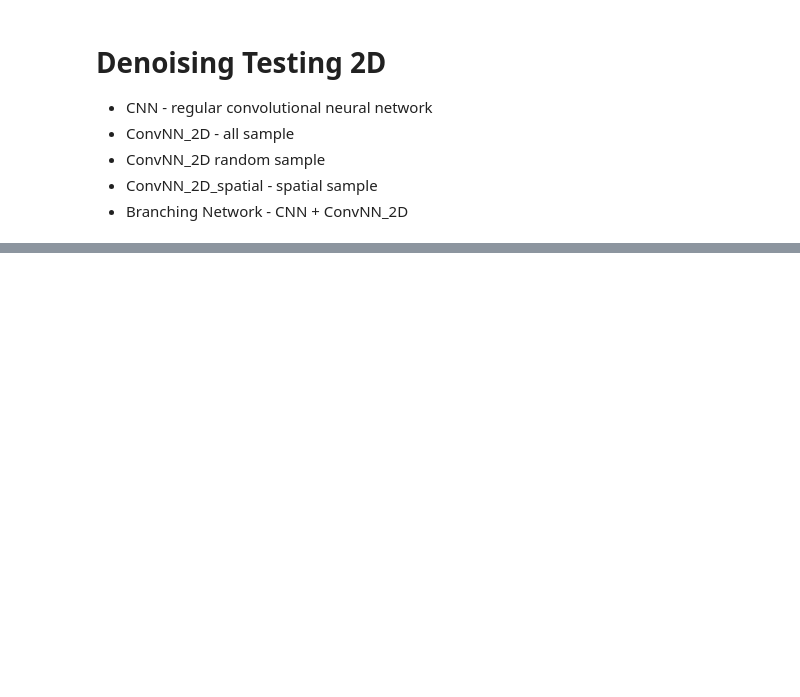
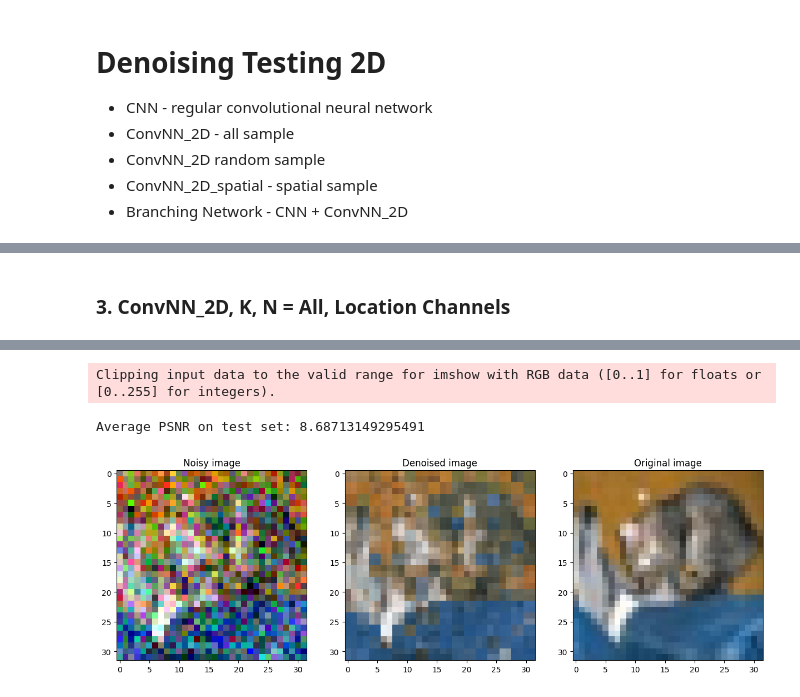
Before and after one commit to mingikang31/Convolutional-Nearest-Neighbor, a Jupyter notebook: Testing/W4_Denoising.ipynb, the cells around one changed output, grey strips where cells are left out. Saved outputs shown, nothing was run; the diff lists cells and outputs as text; code cells hidden in the pictures; blank space fills up the shorter version.

```diff
--- a/Testing/W4_Denoising.ipynb
+++ b/Testing/W4_Denoising.ipynb
@@ -114,0 +112,16 @@ class BranchingNetwork(nn.Module):
+# %% [markdown]
+### 3. ConvNN_2D, K, N = All, Location Channels
+# %%
+# ConvNN 2D,  K,  N = All, Location Channels
+denoising_convNN_2d_k_all_location = DenoisingConvNN_2D_K_All_Location()
+
+criterion = nn.MSELoss()
+optimizer = optim.Adam(denoising_convNN_2d_k_all_location.parameters(), lr=0.001)
+num_epochs = 10
+train_denoising_model(denoising_convNN_2d_k_all_location, cifar10.train_loader, criterion, optimizer, num_epochs)
+evaluate_denoising_accuracy(denoising_convNN_2d_k_all_location, cifar10.test_loader, criterion)
+evaluate_accuracy_psnr(denoising_convNN_2d_k_all_location, cifar10.test_loader, criterion)
+
+# Print out output of trained model
+test_denoise_visual(denoising_convNN_2d_k_all_location, cifar10.test_loader)
+# %% [output]
@@ -114,0 +141,3 @@ class BranchingNetwork(nn.Module):
+Clipping input data to the valid range for imshow with RGB data ([0..1] for floats or [0..255] for integers).
+Average PSNR on test set: 8.68713149295491
+[figure, added]
```
Also changed, not shown: parts of 21 cells of this notebook, 9 other files.
